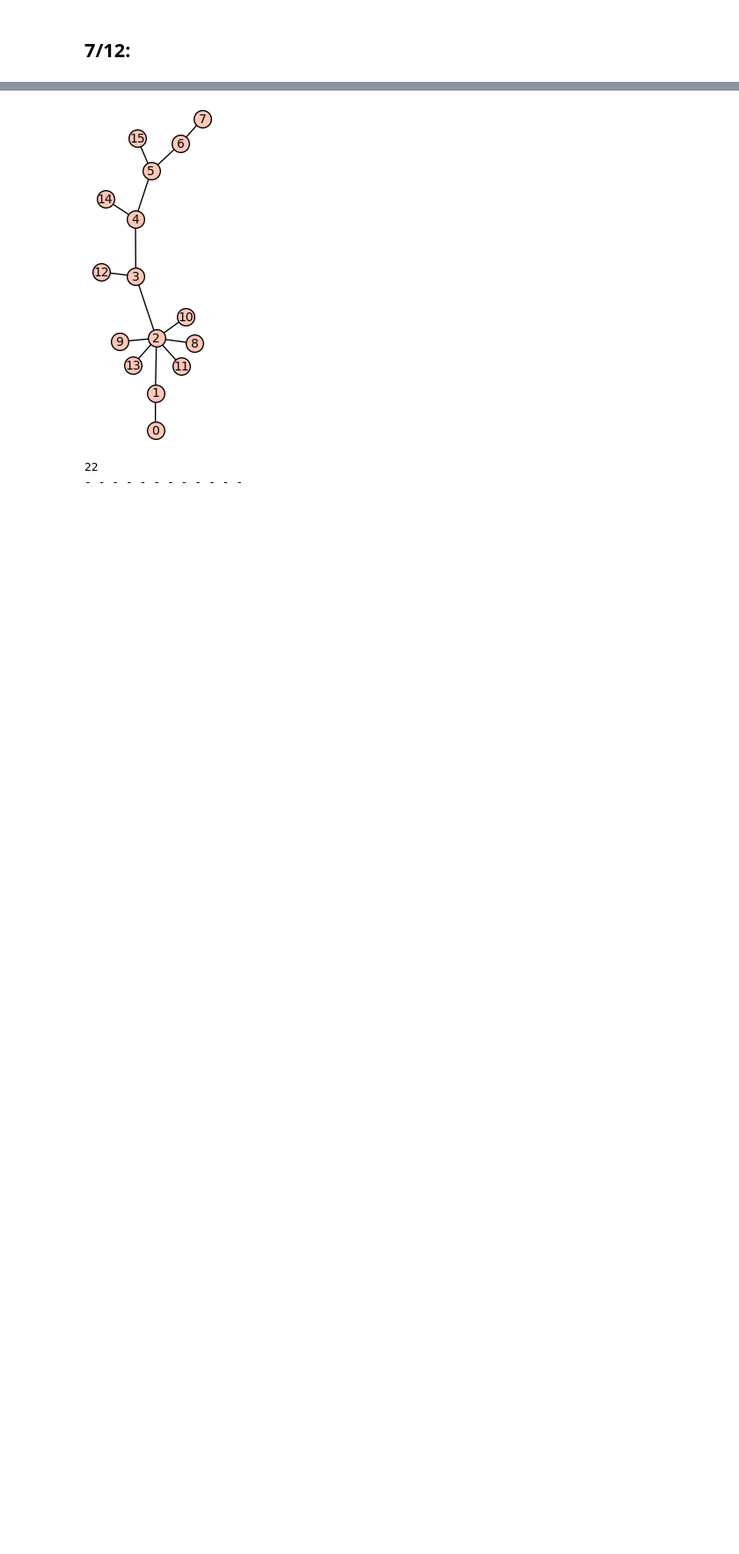
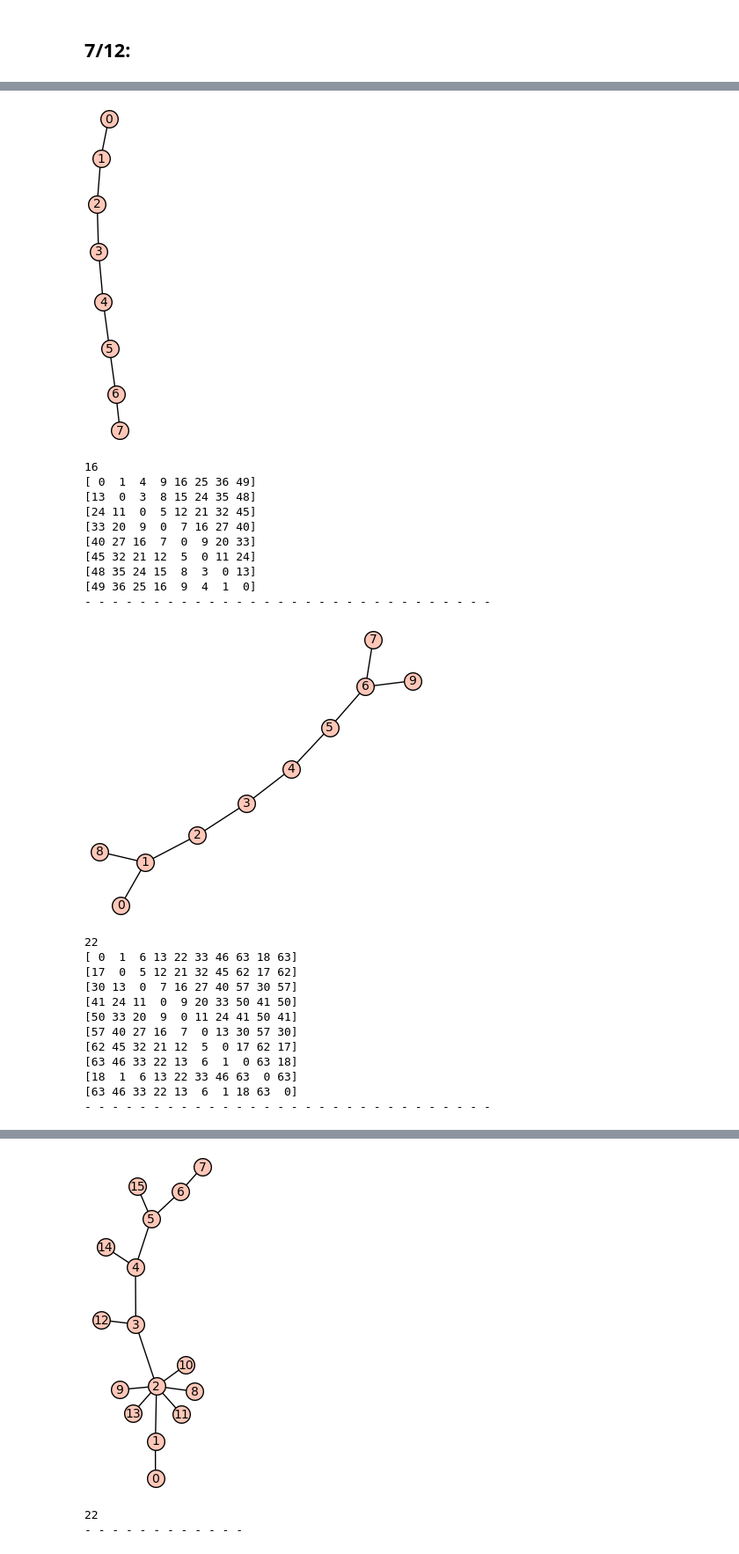
Before and after one commit to Sniggiho/myx, a Jupyter notebook: DailyScratchWork.ipynb, the cells around one changed output, grey strips where cells are left out. Shown at 88% size. Cells and saved outputs as stored; diff of their text form; code cells hidden in the pictures; blank space fills up the shorter version.

```diff
--- a/DailyScratchWork.ipynb
+++ b/DailyScratchWork.ipynb
@@ -295,0 +450,60 @@ print('- - - - - - - - - - - -')
+# %%
+A = graphs.PathGraph(8)
+A_string = A.graph6_string()
+A2 = Graph(A_string)
+A2.show()
+print(min_pessimal(A))
+print(hitting_time_matrix(A))
+print('- - - - - - - - - - - - - - - - - - - - - - - - - - - - - -')
+B = A.copy()
+B.add_edge(1,8)
+B.add_edge(6,9)
+B_string = B.graph6_string()
+B2 = Graph(B_string)
+B2.show()
+print(min_pessimal(B))
+print(hitting_time_matrix(B))
+print('- - - - - - - - - - - - - - - - - - - - - - - - - - - - - -')
+C = B.copy()
+C.add_edge(1,10)
+C.add_edge(6,11)
+C_string = C.graph6_string()
+C2 = Graph(C_string)
+C2.show()
+print(min_pessimal(C))
+print(hitting_time_matrix(C))
+print('- - - - - - - - - - - - - - - - - - - - - - - - - - - - - -')
+D = C.copy()
+D.add_edge(1,12)
+D.add_edge(6,13)
+D_string = D.graph6_string()
+D2 = Graph(D_string)
+D2.show()
+print(min_pessimal(D))
+print(hitting_time_matrix(D))
+print('- - - - - - - - - - - - - - - - - - - - - - - - - - - - - -')
+# %% [output]
+[figure, added]
+16
+[ 0  1  4  9 16 25 36 49]
+[13  0  3  8 15 24 35 48]
+[24 11  0  5 12 21 32 45]
+[33 20  9  0  7 16 27 40]
+[40 27 16  7  0  9 20 33]
+[45 32 21 12  5  0 11 24]
+[48 35 24 15  8  3  0 13]
+[49 36 25 16  9  4  1  0]
+- - - - - - - - - - - - - - - - - - - - - - - - - - - - - -
+[figure, added]
+22
+[ 0  1  6 13 22 33 46 63 18 63]
+[17  0  5 12 21 32 45 62 17 62]
+[30 13  0  7 16 27 40 57 30 57]
+[41 24 11  0  9 20 33 50 41 50]
+[50 33 20  9  0 11 24 41 50 41]
+[57 40 27 16  7  0 13 30 57 30]
+[62 45 32 21 12  5  0 17 62 17]
+[63 46 33 22 13  6  1  0 63 18]
+[18  1  6 13 22 33 46 63  0 63]
+[63 46 33 22 13  6  1 18 63  0]
+- - - - - - - - - - - - - - - - - - - - - - - - - - - - - -
```
Also changed, not shown: parts of 15 cells of this notebook.
